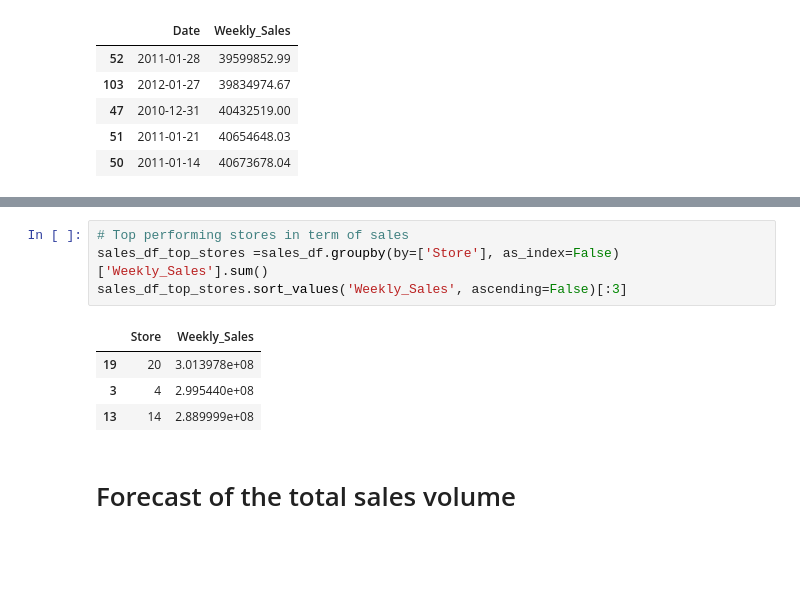
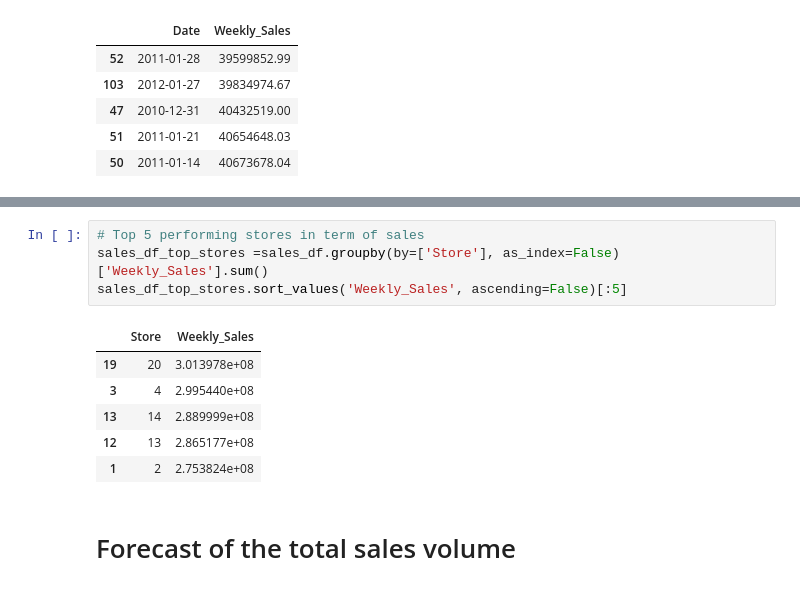
Before and after one commit to Sinethemba-nongqoto/Research-project, a Jupyter notebook: Analysis_0f_Results.ipynb, the cells around one changed output, grey strips where cells are left out. Drawn from its saved outputs; the diff is of its cells as text; blank space fills up the shorter version.

```diff
--- a/Analysis_0f_Results.ipynb
+++ b/Analysis_0f_Results.ipynb
@@ -243,14 +243,16 @@ sales_df_top_stores.sort_values('Weekly_Sales', ascending=False)
 | 1 | 1 | 2.000701e+09 |
 | 2 | 2 | 4.055035e+08 |
 # %%
-# Top performing stores in term of sales
+# Top 5 performing stores in term of sales
 sales_df_top_stores =sales_df.groupby(by=['Store'], as_index=False)['Weekly_Sales'].sum()
-sales_df_top_stores.sort_values('Weekly_Sales', ascending=False)[:3]
+sales_df_top_stores.sort_values('Weekly_Sales', ascending=False)[:5]
 # %% [output]
 |  | Store | Weekly_Sales |
 | 19 | 20 | 3.013978e+08 |
 | 3 | 4 | 2.995440e+08 |
 | 13 | 14 | 2.889999e+08 |
+| 12 | 13 | 2.865177e+08 |
+| 1 | 2 | 2.753824e+08 |
 # %% [markdown]
 # Forecast of the total sales volume
 # %%
```
Also changed, not shown: parts of 5 cells of this notebook.
